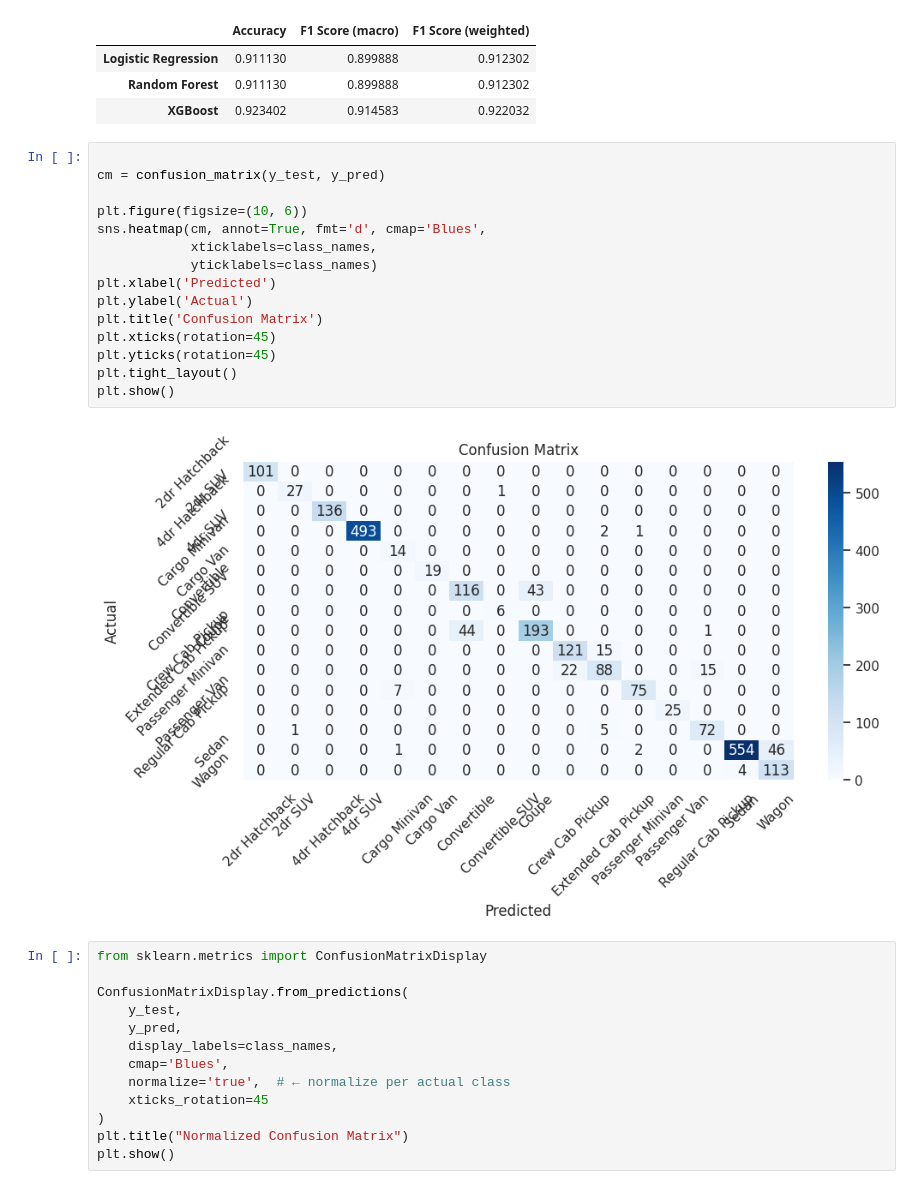
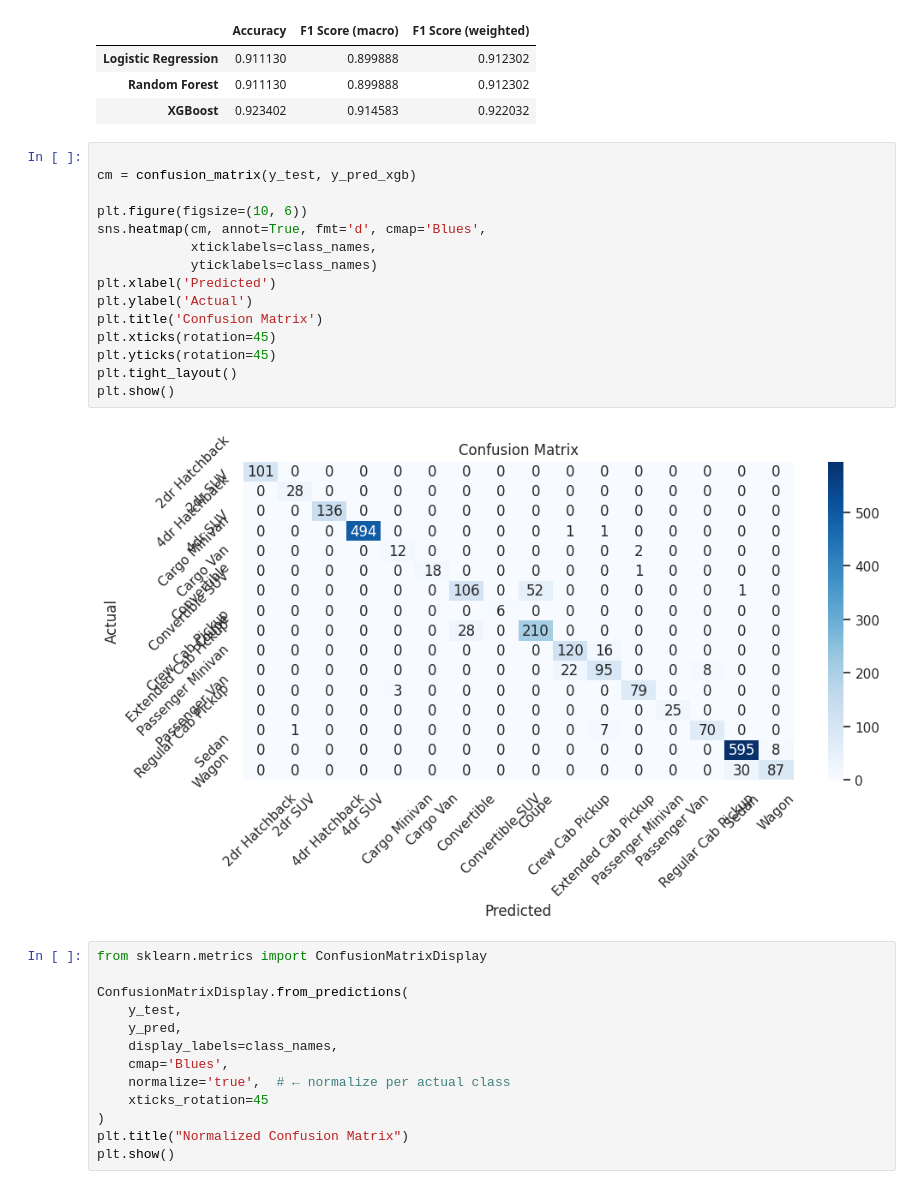
Before and after one commit to dhanesh-vaghasiya/car-model-predictor, a Jupyter notebook: main.ipynb, the cells around one changed output. Cells and saved outputs as stored; diff of their text form.

```diff
--- a/main.ipynb
+++ b/main.ipynb
@@ -446,21 +446,21 @@ display(results_df)
 | XGBoost | 0.923402 | 0.914583 | 0.922032 |
 # %%
 
-cm = confusion_matrix(y_test, y_pred)
+cm = confusion_matrix(y_test, y_pred_xgb)
 
 plt.figure(figsize=(10, 6))
 sns.heatmap(cm, annot=True, fmt='d', cmap='Blues',
             xticklabels=class_names,
             yticklabels=class_names)
 plt.xlabel('Predicted')
 plt.ylabel('Actual')
 plt.title('Confusion Matrix')
 plt.xticks(rotation=45)
 plt.yticks(rotation=45)
 plt.tight_layout()
 plt.show()
 # %% [output]
-[figure, old version]
+[figure, new version]
 # %%
 from sklearn.metrics import ConfusionMatrixDisplay
 
```
